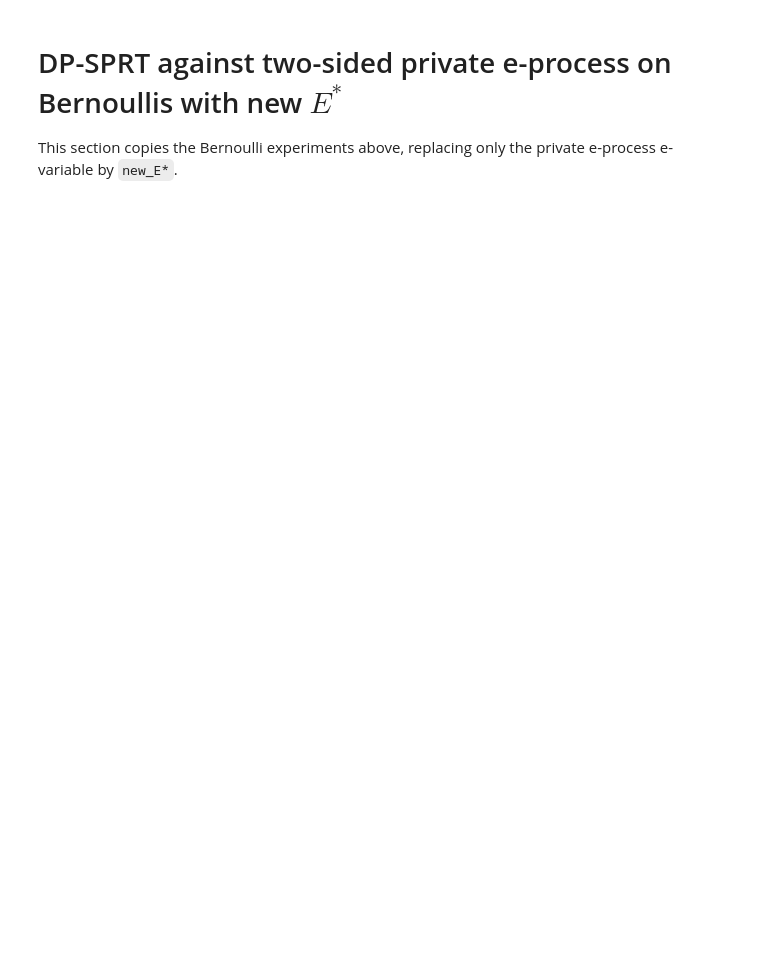
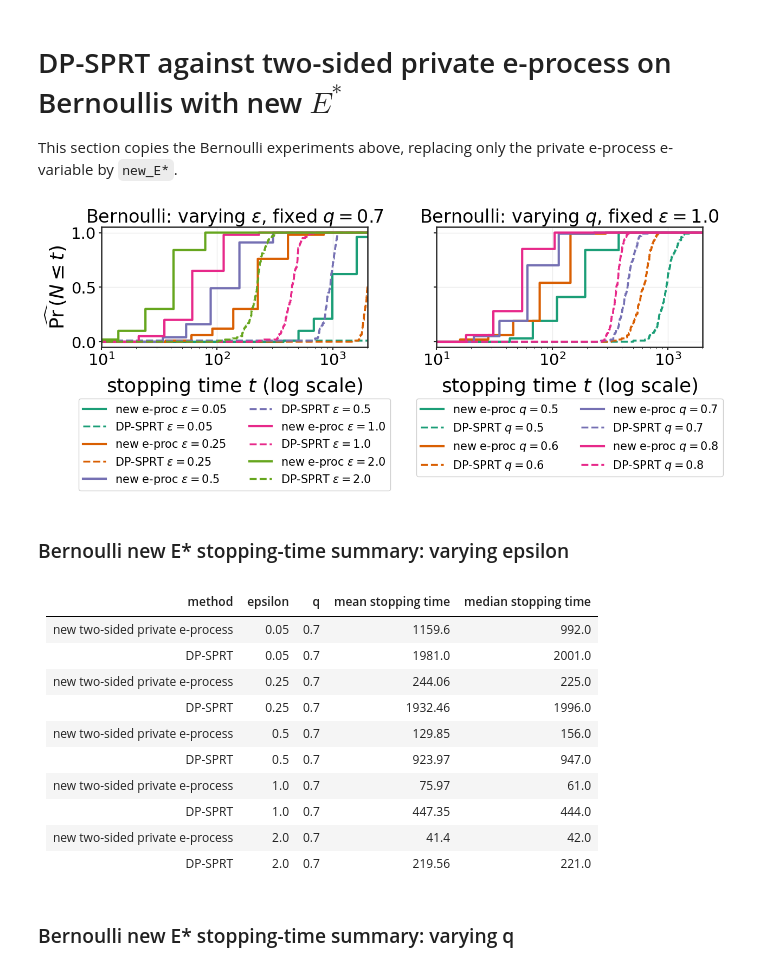
Before and after one commit to tsgonzalez/private-e-values, a Jupyter notebook: dp_sprt_eprocess_ecdf_clean.ipynb, the cells around one changed output. Saved outputs shown, nothing was run; the diff lists cells and outputs as text; code cells hidden in the pictures; blank space fills up the shorter version.

```diff
--- a/dp_sprt_eprocess_ecdf_clean.ipynb
+++ b/dp_sprt_eprocess_ecdf_clean.ipynb
@@ -960,7 +1479,7 @@ rho_private_new = 5.0
 p0_bern = 0.3
 q_fixed = 0.7
 q_grid = [0.5, 0.6, 0.7, 0.8]
-eps_grid = [0.25, 0.5, 1.0, 2.0]
+eps_grid = [0.05, 0.25, 0.5, 1.0, 2.0]
 eps_fixed = 1.0
 
 combined_title_fs = 24
@@ -968,6 +1487,19 @@ combined_label_fs = 26
 combined_tick_fs = 21
 combined_legend_fs = 15
 
+from IPython.display import Markdown, display
+
+
+def df_to_markdown_table_bernoulli_new(df):
+    headers = list(df.columns)
+    lines = ["| " + " | ".join(headers) + " |"]
+    lines.append("| " + " | ".join(["---"] * len(headers)) + " |")
+    for _, row in df.iterrows():
+        lines.append("| " + " | ".join(str(row[col]) for col in headers) + " |")
+    return "\n".join(lines)
+
+
+bernoulli_new_summary_rows = []
 fig, axes = plt.subplots(1, 2, figsize=(13, 4.8), sharey=True)
 
 ax = axes[0]
@@ -979,6 +1511,14 @@ for k, ee in enumerate(eps_grid):
         two_sided=True, seed=90_000 + int(1000 * ee)
     )
     x, y = ecdf_values(taus_e, T)
+    bernoulli_new_summary_rows.append({
+        "experiment": "varying epsilon",
+        "method": "new two-sided private e-process",
+        "epsilon": ee,
+        "q": q_fixed,
+        "mean stopping time": np.mean(taus_e),
+        "median stopping time": np.median(taus_e),
+    })
     ax.step(x, y, where="post", color=color, lw=3.0, label=rf"new e-proc $\varepsilon={ee}$")
 
     taus_s = dpsprt_bernoulli_taus_Q(
@@ -986,6 +1526,14 @@ for k, ee in enumerate(eps_grid):
         seed=100_000 + int(1000 * ee)
     )
     x, y = ecdf_values(taus_s, T)
+    bernoulli_new_summary_rows.append({
+        "experiment": "varying epsilon",
+        "method": "DP-SPRT",
+        "epsilon": ee,
+        "q": q_fixed,
+        "mean stopping time": np.mean(taus_s),
+        "median stopping time": np.median(taus_s),
+    })
     ax.step(x, y, where="post", color=color, lw=2.5, ls="--", label=rf"DP-SPRT $\varepsilon={ee}$")
 
 ax.set_xscale("log")
@@ -1015,33 +1563,73 @@ for k, qq in enumerate(q_grid):
         two_sided=True, seed=110_000 + int(1000 * qq)
     )
     x, y = ecdf_values(taus_e, T)
+    bernoulli_new_summary_rows.append({
+        "experiment": "varying q",
+        "method": "new two-sided private e-process",
+        "epsilon": eps_fixed,
+        "q": qq,
+        "mean stopping time": np.mean(taus_e),
+        "median stopping time": np.median(taus_e),
+    })
     ax.step(x, y, where="post", color=color, lw=3.0, label=rf"new e-proc $q={qq}$")
 
     taus_s = dpsprt_bernoulli_taus_Q(
         p0_bern, qq, eps_fixed, R, T, alpha, beta,
         seed=120_000 + int(1000 * qq)
     )
     x, y = ecdf_values(taus_s, T)
+    bernoulli_new_summary_rows.append({
+        "experiment": "varying q",
+        "method": "DP-SPRT",
+        "epsilon": eps_fixed,
+        "q": qq,
+        "mean stopping time": np.mean(taus_s),
+        "median stopping time": np.median(taus_s),
+    })
     ax.step(x, y, where="post", color=color, lw=2.5, ls="--", label=rf"DP-SPRT $q={qq}$")
 
 ax.set_xscale("log")
 ax.set_xlim(10, T)
 ax.set_title(rf"Bernoulli: varying $q$, fixed $\varepsilon={eps_fixed}$", fontsize=combined_title_fs)
 ax.set_xlabel("stopping time $t$ (log scale)", fontsize=combined_label_fs, labelpad=10)
 style_axis(ax)
 ax.tick_params(axis="both", labelsize=combined_tick_fs)
 ax.legend(
     fontsize=combined_legend_fs,
     loc="upper center",
     bbox_to_anchor=(0.5, -0.38),
     ncol=2,
     frameon=True,
     edgecolor="0.8",
     facecolor="white",
     framealpha=0.95,
 )
 
 plt.tight_layout()
 fig.subplots_adjust(bottom=0.43)
 plt.savefig("bernoulli_new_e_star_dpsprt_vs_two_sided_eprocess_ecdf.pdf", bbox_inches="tight")
 plt.show()
+
+bernoulli_new_summary = pd.DataFrame(bernoulli_new_summary_rows)
+for experiment_name, table_df in bernoulli_new_summary.groupby("experiment", sort=False):
+    table_df = table_df[["method", "epsilon", "q", "mean stopping time", "median stopping time"]].copy()
+    table_df["mean stopping time"] = table_df["mean stopping time"].round(2)
+    table_df["median stopping time"] = table_df["median stopping time"].round(2)
+    display(Markdown(f"### Bernoulli new E* stopping-time summary: {experiment_name}"))
+    display(Markdown(df_to_markdown_table_bernoulli_new(table_df)))
+# %% [output]
+[figure, added]
+### Bernoulli new E* stopping-time summary: varying epsilon
+| method | epsilon | q | mean stopping time | median stopping time |
+| --- | --- | --- | --- | --- |
+| new two-sided private e-process | 0.05 | 0.7 | 1159.6 | 992.0 |
+| DP-SPRT | 0.05 | 0.7 | 1981.0 | 2001.0 |
+| new two-sided private e-process | 0.25 | 0.7 | 244.06 | 225.0 |
+| DP-SPRT | 0.25 | 0.7 | 1932.46 | 1996.0 |
+| new two-sided private e-process | 0.5 | 0.7 | 129.85 | 156.0 |
+| DP-SPRT | 0.5 | 0.7 | 923.97 | 947.0 |
+| new two-sided private e-process | 1.0 | 0.7 | 75.97 | 61.0 |
+| DP-SPRT | 1.0 | 0.7 | 447.35 | 444.0 |
+| new two-sided private e-process | 2.0 | 0.7 | 41.4 | 42.0 |
+| DP-SPRT | 2.0 | 0.7 | 219.56 | 221.0 |
+### Bernoulli new E* stopping-time summary: varying q
```
Also changed, not shown: parts of 8 cells of this notebook.
